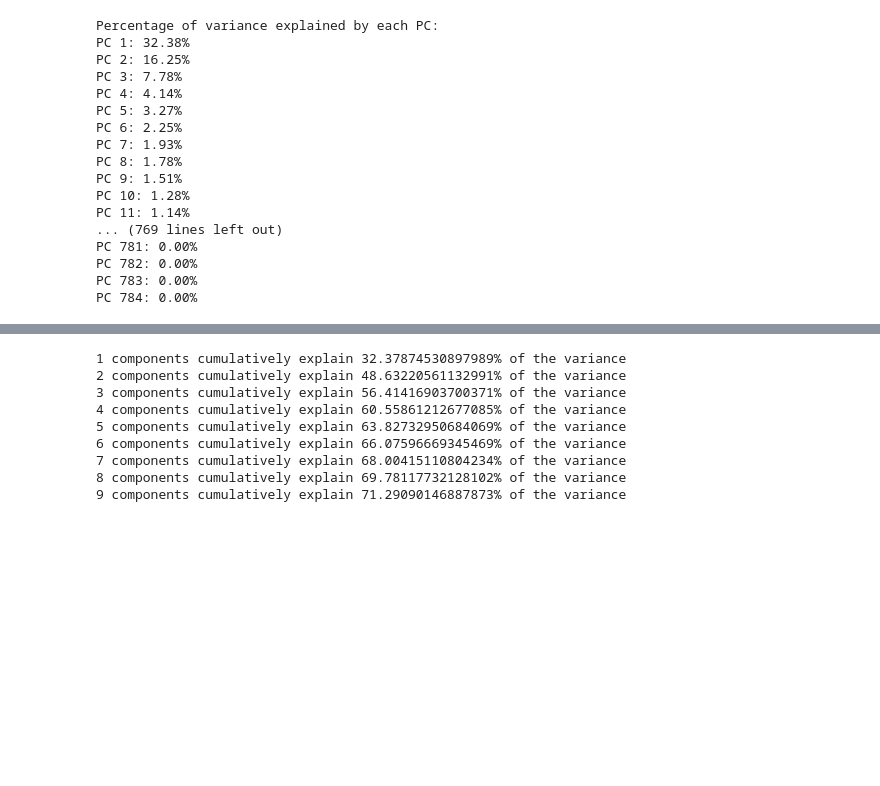
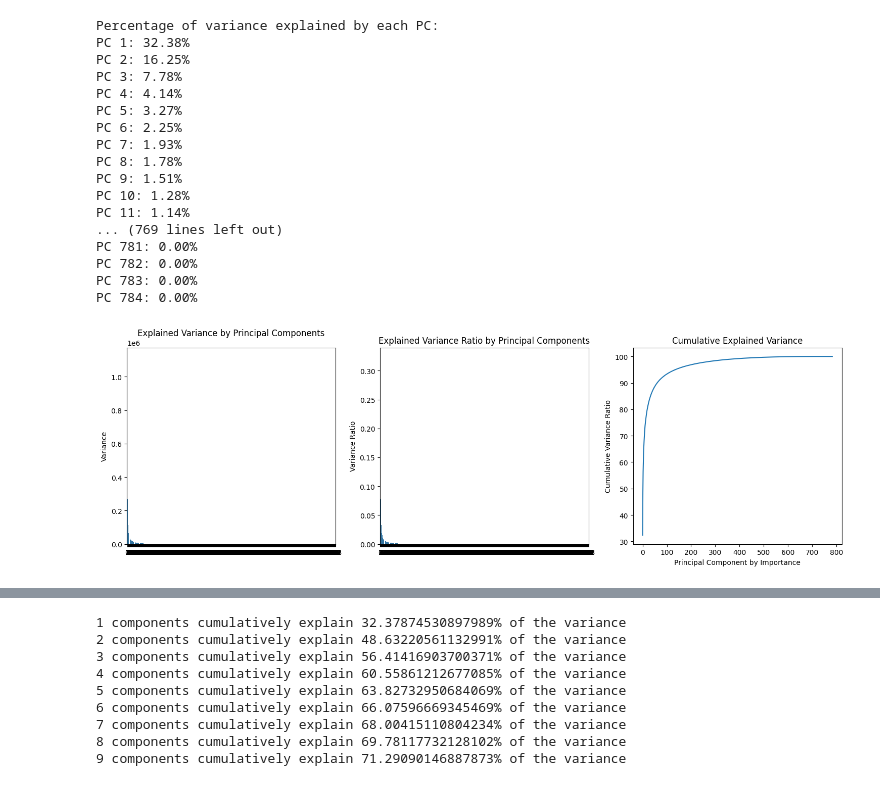
Before and after one commit to LJONeill/JustTwo, a Jupyter notebook: working_code/exploratory_analysis.ipynb, the cells around one changed output, grey strips where cells are left out. Cells and saved outputs as stored; diff of their text form; code cells hidden in the pictures; blank space fills up the shorter version.

Commit message:
Update exploratory_analysis.ipynb
Made the variance cumulation plot better

Added a few M3 models

The CNN model still needs bug fixing cos it¨'s different to the rest

```diff
--- a/working_code/exploratory_analysis.ipynb
+++ b/working_code/exploratory_analysis.ipynb
@@ -203,3 +214,26 @@ PC 781: 0.00%
 PC 782: 0.00%
 PC 783: 0.00%
 PC 784: 0.00%
+# %%
+#This was the tester, look below for the actual image
+#components = [f'PC{i+1}' for i in range(pcs.shape[1])]
+
+fig, axes = plt.subplots(1, 3, figsize=(15, 5))
+
+sns.barplot(x=range(0, len(eigenvectors)), y=pca.explained_variance_, ax=axes[0])
+axes[0].set_title('Explained Variance by Principal Components')
+axes[0].set_ylabel('Variance')
+
+sns.barplot(x=range(0, len(eigenvectors)), y=pca.explained_variance_ratio_, ax=axes[1])
+axes[1].set_title('Explained Variance Ratio by Principal Components')
+axes[1].set_ylabel('Variance Ratio')
+
+sns.lineplot(x=range(0, len(eigenvectors)), y=np.cumsum(explained_variance_ratio), ax=axes[2])
+axes[2].set_title('Cumulative Explained Variance')
+axes[2].set_ylabel('Cumulative Variance Ratio')
+axes[2].set_xlabel('Principal Component by Importance')
+
+plt.tight_layout()
+plt.show()
+# %% [output]
+[figure, added]
```
Also changed, not shown: parts of 32 cells of this notebook.
